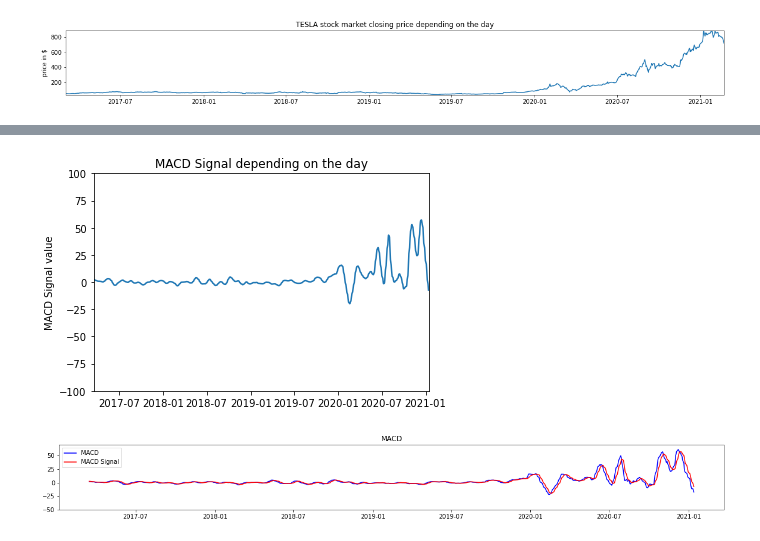
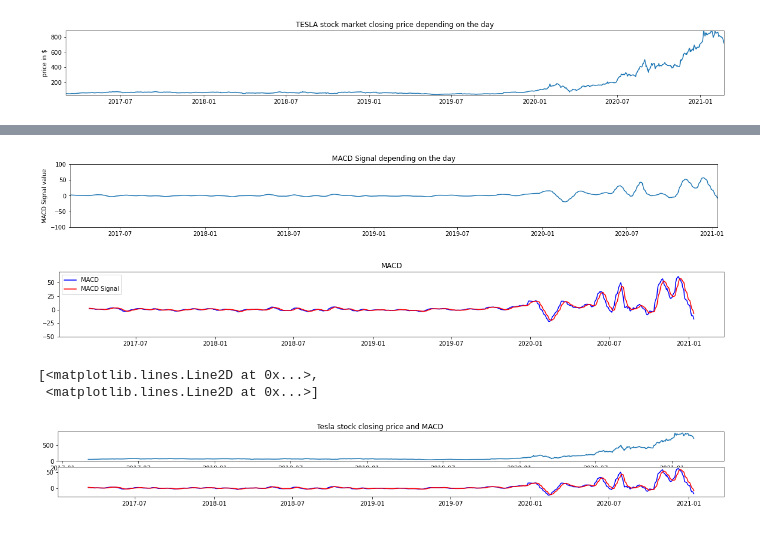
Before and after one commit to Unf0rgiv3n/MACD-Moving-Average-Convergence-Divergence, a Jupyter notebook: MACD.ipynb, the cells around one changed output, grey strips where cells are left out. Drawn from its saved outputs; the diff is of its cells as text; code cells hidden in the pictures.

Commit message:
added Tesla stock closing price and MACD side by side

```diff
--- a/MACD.ipynb
+++ b/MACD.ipynb
@@ -59,13 +58,13 @@ plot(fixed_dates, MACD, ax2, 'MACD depending on the day', 'MACD value')
 # %%
-fig, ax3 = plt.subplots()
+fig, ax3 = plt.subplots(figsize=(20,2))
 ax3.set_ylim([-100,100])
 fixed_dates = fixed_dates[:965]
 MACD_signal = []
 for i in range(1, 966):
     MACD_signal.append(EMA(9, i, MACD))
 plot(fixed_dates, MACD_signal, ax3, 'MACD Signal depending on the day', 'MACD Signal value')
 # %% [output]
-[figure, old version]
+[figure, new version]
 # %%
 MACD = MACD[:965]
 plt.figure(figsize=(20, 2))
@@ -77,3 +76,12 @@ plt.legend([macd_plt, macd_signal_plt], ['MACD', 'MACD Signal'])
 plt.show()
 # %% [output]
 [figure]
+# %%
+fig, axs = plt.subplots(2, figsize=(20,2))
+fig.suptitle('Tesla stock closing price and MACD')
+axs[0].plot(stock_data['date'], stock_data['close'])
+axs[1].plot(fixed_dates, MACD, 'b', fixed_dates, MACD_signal, 'r')
+# %% [output]
+[<matplotlib.lines.Line2D at 0x...>,
+ <matplotlib.lines.Line2D at 0x...>]
+[figure, added]
```
Also changed, not shown: parts of 1 cell of this notebook.
